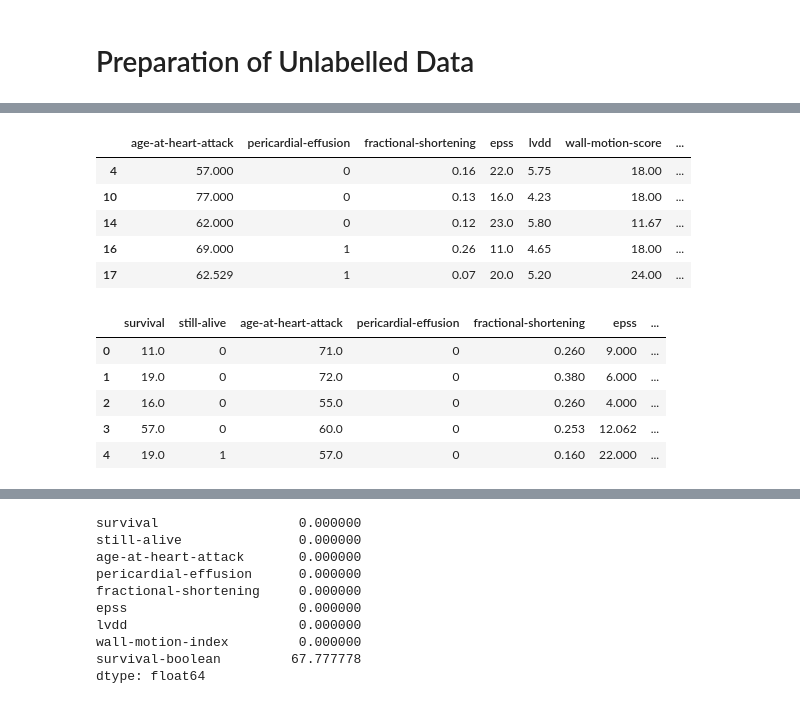
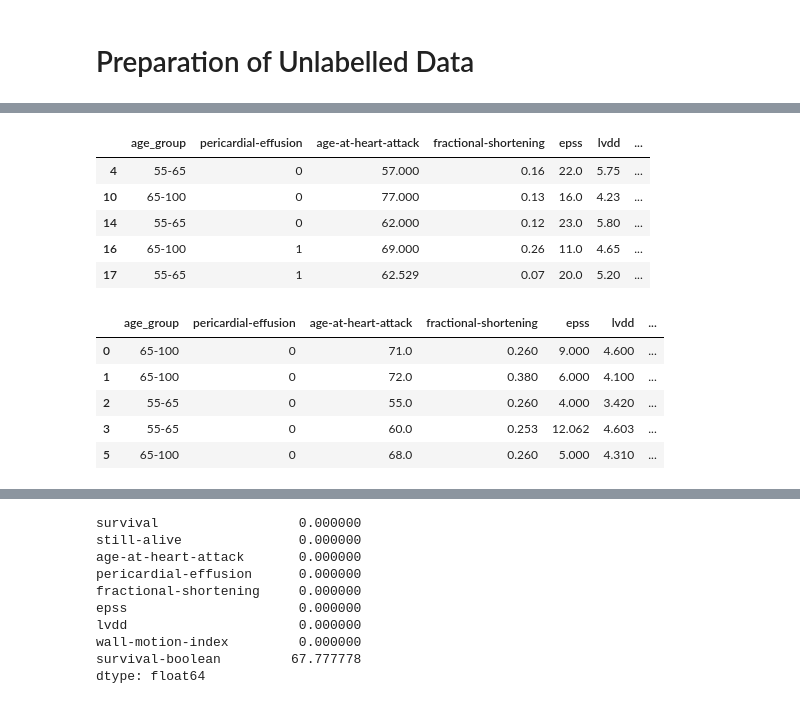
Before and after one commit to oozdal/heart-attack, a Jupyter notebook: heart-attack.ipynb, the cells around one changed output, grey strips where cells are left out. Saved outputs shown, nothing was run; the diff lists cells and outputs as text; code cells hidden in the pictures.

Commit message:
Getting Predictions

```diff
--- a/heart-attack.ipynb
+++ b/heart-attack.ipynb
@@ -166,0 +193,4 @@ df[['age-at-heart-attack', 'age_group']].head()
+# %%
+# Let's add wall-motion-index and lvdd interaction term
+df['wall-motion-index_lvdd_interaction'] = df['wall-motion-index'] * df['lvdd']
+ax = (df['wall-motion-index_lvdd_interaction']).plot(kind='hist',subplots=True,sharex=True,sharey=True,title='Histogram of Wall motion Index and lvdd Interactions', xlabel="Wall Motion Index - lvdd Interactions")
@@ -252,11 +391,16 @@ df_cluster.head()
 # %%
-from sklearn.cluster import KMeans
+# k-Means Clustering on Unlabelled Data
+# In other words, patients who had an heart attack within the past two years and are currently alive.
+X_unlabelled = df_unlabelled.values
+X_unlabelled_columns = df_unlabelled.columns.tolist()
 
-kmeans = KMeans(n_clusters = 2, init = 'k-means++', random_state = 42)
+# Feature Scaling
+sc = StandardScaler()
+X_unlabelled[:, 2:] = sc.fit_transform(X_unlabelled[:, 2:])
+X_unlabelled = pd.DataFrame(X_unlabelled, columns=X_unlabelled_columns)
 
-X = df_cluster.drop(["survival", "still-alive", "alive-at-1"], axis=1)
-
-# Handle missing values
-X.dropna(inplace=True)
-
-y_kmeans = kmeans.fit_predict(X)
+# Encoding categorical data -> age_group
+ct = ColumnTransformer(transformers=[('encoder', OneHotEncoder(), [0, 1])], remainder='passthrough')
+X_unlabelled = np.array(ct.fit_transform(X_unlabelled))
+X_unlabelled = pd.DataFrame(X_unlabelled, columns=ct.get_feature_names_out())
+X_unlabelled.head()
@@ -262,0 +414,5 @@ y_kmeans = kmeans.fit_predict(X)
+# %%
+# Hierarchical Clustering
+hc = AgglomerativeClustering(n_clusters = 2, linkage = 'ward')
+y_cluster = hc.fit_predict(X_unlabelled)
+y_cluster
@@ -296,22 +460,30 @@ plt.show()
 # %%
-X["survival-boolean"] = np.where(y_kmeans == 0, 0, 1)
-X.head()
+# DATA LABELLING
+
+# I assume that the patients of Cluster 1 (red points) will pass away within 2 years
+# while the patients of Cluster 2 will survive at least 2 years
+
+# Cluster 1 means y_cluster == 0
+# Cluster 2 means y_cluster == 1
+
+df_unlabelled["target"] = np.where(y_cluster == 0, 0, 1)
+df_unlabelled.head()
 # %% [output]
-|  | age-at-heart-attack | pericardial-effusion | fractional-shortening | epss | lvdd | wall-motion-score | ... |
-| 4 | 57.000 | 0 | 0.16 | 22.0 | 5.75 | 18.00 | ... |
-| 10 | 77.000 | 0 | 0.13 | 16.0 | 4.23 | 18.00 | ... |
-| 14 | 62.000 | 0 | 0.12 | 23.0 | 5.80 | 11.67 | ... |
-| 16 | 69.000 | 1 | 0.26 | 11.0 | 4.65 | 18.00 | ... |
-| 17 | 62.529 | 1 | 0.07 | 20.0 | 5.20 | 24.00 | ... |
+|  | age_group | pericardial-effusion | age-at-heart-attack | fractional-shortening | epss | lvdd | ... |
+| 4 | 55-65 | 0 | 57.000 | 0.16 | 22.0 | 5.75 | ... |
+| 10 | 65-100 | 0 | 77.000 | 0.13 | 16.0 | 4.23 | ... |
+| 14 | 55-65 | 0 | 62.000 | 0.12 | 23.0 | 5.80 | ... |
+| 16 | 65-100 | 1 | 69.000 | 0.26 | 11.0 | 4.65 | ... |
+| 17 | 55-65 | 1 | 62.529 | 0.07 | 20.0 | 5.20 | ... |
 # %%
-frames = [df, X[["survival-boolean"]]]
-df = pd.concat(frames, axis=1 )
-df.head()
+# concatenating df_labelled and df_unlabelled along rows
+X_labelled = pd.concat([df_labelled, df_unlabelled], axis=0)
+X_labelled.head()
 # %% [output]
-|  | survival | still-alive | age-at-heart-attack | pericardial-effusion | fractional-shortening | epss | ... |
-| 0 | 11.0 | 0 | 71.0 | 0 | 0.260 | 9.000 | ... |
-| 1 | 19.0 | 0 | 72.0 | 0 | 0.380 | 6.000 | ... |
-| 2 | 16.0 | 0 | 55.0 | 0 | 0.260 | 4.000 | ... |
-| 3 | 57.0 | 0 | 60.0 | 0 | 0.253 | 12.062 | ... |
-| 4 | 19.0 | 1 | 57.0 | 0 | 0.160 | 22.000 | ... |
+|  | age_group | pericardial-effusion | age-at-heart-attack | fractional-shortening | epss | lvdd | ... |
+| 0 | 65-100 | 0 | 71.0 | 0.260 | 9.000 | 4.600 | ... |
+| 1 | 65-100 | 0 | 72.0 | 0.380 | 6.000 | 4.100 | ... |
+| 2 | 55-65 | 0 | 55.0 | 0.260 | 4.000 | 3.420 | ... |
+| 3 | 55-65 | 0 | 60.0 | 0.253 | 12.062 | 4.603 | ... |
+| 5 | 65-100 | 0 | 68.0 | 0.260 | 5.000 | 4.310 | ... |
 # %%
```
Also changed, not shown: parts of 72 cells of this notebook, 14 other files.
